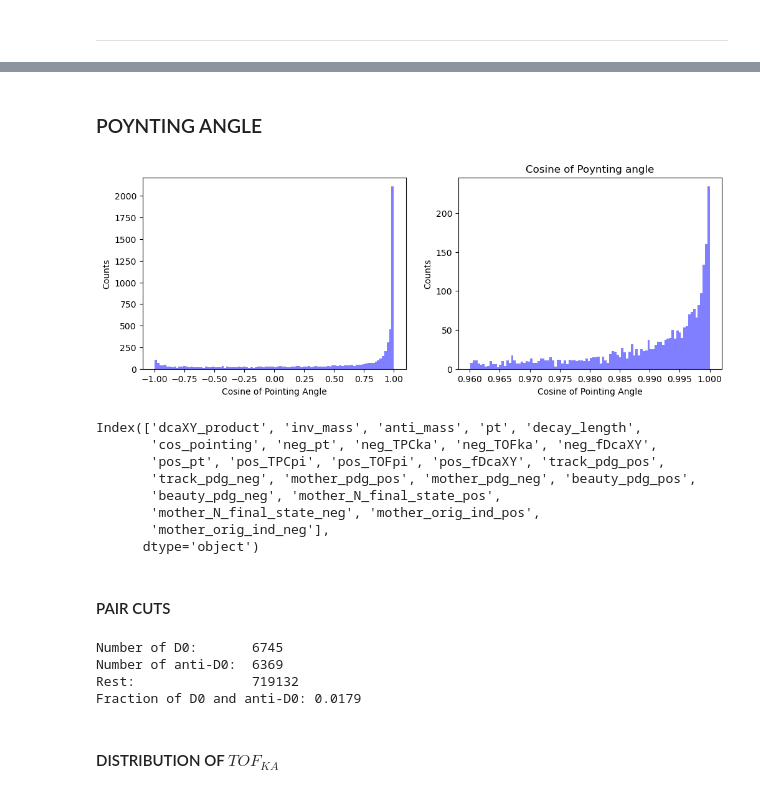
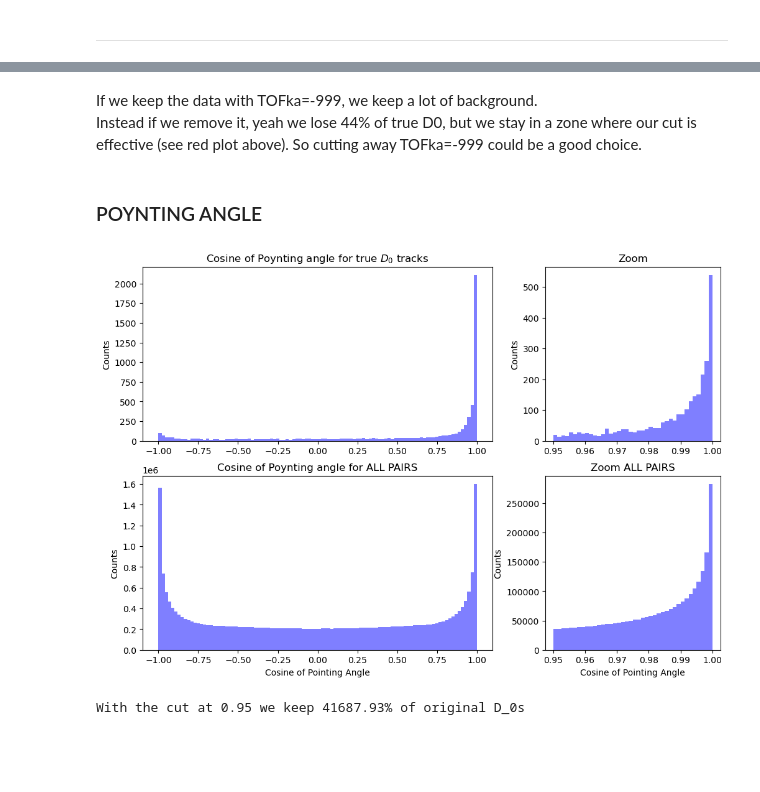
Before and after one commit to LeoPi314/LCPB_Project, a Jupyter notebook: MC_cut_analysis.ipynb, the cells around one changed output, grey strips where cells are left out. Drawn from its saved outputs; the diff is of its cells as text; code cells hidden in the pictures; blank space fills up the shorter version.

```diff
--- a/MC_cut_analysis.ipynb
+++ b/MC_cut_analysis.ipynb
@@ -346,46 +435,56 @@ del data
+# %% [markdown]
+If we keep the data with TOFka=-999, we keep a lot of background.
+Instead if we remove it, yeah we lose 44% of true D0, but we stay in a zone where our cut is effective (see red plot above). So cutting away TOFka=-999 could be a good choice.
 # %% [markdown]
 ### POYNTING ANGLE
 # %%
 N_BINS = 100
 
 # Layout con due colonne
 zones = [
-    ["total", "zoom"],
+    ["total_D0", "zoom_D0"],
+    ["total_all", "zoom_all"],
 ]
 
 # Creazione della figura usando subplot_mosaic
 fig, axes = plt.subplot_mosaic(
     zones,
-    figsize=(12, 4)
+    figsize=(12, 8),
+    gridspec_kw={"width_ratios": [2, 1]}
 )
 
-# --- Plot cosine of poynting angle ---
+# --- Plot cosine of poynting angle FOR TRUE D0 ---
 data = final_results.loc[mask_true_d0, 'cos_pointing'].values
-axes["total"].hist( data, bins=N_BINS, color="blue", alpha=0.5, label=f"D^0")
-axes["total"].set_ylabel("Counts")
-axes["total"].set_xlabel("Cosine of Pointing Angle")
+axes["total_D0"].hist( data, bins=N_BINS, color="blue", alpha=0.5, label=f"D^0")
+axes["total_D0"].set_ylabel("Counts")
+axes["total_D0"].set_title("Cosine of Poynting angle for true $D_0$ tracks")
 
-# --- Zoom ---
-data = data[ data > 0.96 ]
-axes["zoom"].hist( data, bins=N_BINS, color="blue", alpha=0.5, label=f"D^0")
-axes["zoom"].set_ylabel("Counts")
-axes["zoom"].set_xlabel("Cosine of Pointing Angle")
+# --- Zoom FOR TRUE D0 ---
+cut = 0.95
+data = data[ data > cut ]
+axes["zoom_D0"].hist( data, bins=40, color="blue", alpha=0.5, label=f"D^0")
+axes["zoom_D0"].set_ylabel("Counts")
+axes["zoom_D0"].set_title("Zoom")
 
-plt.title("Cosine of Poynting angle")
+# --- Plot cosine of poynting angle FOR ALL PAIRS ---
+data = final_results['cos_pointing'].values
+axes["total_all"].hist( data, bins=N_BINS, color="blue", alpha=0.5, label=f"D^0")
+axes["total_all"].set_ylabel("Counts")
+axes["total_all"].set_xlabel("Cosine of Pointing Angle")
+axes["total_all"].set_title("Cosine of Poynting angle for ALL PAIRS")
+
+# --- Zoom FOR ALL PAIRS ---
+cut = 0.95
+data = data[ data > cut ]
+axes["zoom_all"].hist( data, bins=40, color="blue", alpha=0.5, label=f"D^0")
+axes["zoom_all"].set_ylabel("Counts")
+axes["zoom_all"].set_xlabel("Cosine of Pointing Angle")
+axes["zoom_all"].set_title("Zoom ALL PAIRS")
+
 plt.show()
+
+print(f"With the cut at {cut} we keep {len(data)/d0_tot*100:.2f}% of original D_0s")
+del data
 # %% [output]
-[figure, old version]
+[figure, new version]
+With the cut at 0.95 we keep 41687.93% of original D_0s
-# %%
-# debug:
-print(final_results.columns)
-# %% [output]
-Index(['dcaXY_product', 'inv_mass', 'anti_mass', 'pt', 'decay_length',
-       'cos_pointing', 'neg_pt', 'neg_TPCka', 'neg_TOFka', 'neg_fDcaXY',
-       'pos_pt', 'pos_TPCpi', 'pos_TOFpi', 'pos_fDcaXY', 'track_pdg_pos',
-       'track_pdg_neg', 'mother_pdg_pos', 'mother_pdg_neg', 'beauty_pdg_pos',
-       'beauty_pdg_neg', 'mother_N_final_state_pos',
-       'mother_N_final_state_neg', 'mother_orig_ind_pos',
-       'mother_orig_ind_neg'],
-      dtype='object')
-# %% [markdown]
-#### PAIR CUTS
@@ -394,14 +490,0 @@ final_results = final_results[ final_results["cos_pointing"]>0.95 ]
-# %%
-d0_tot = np.sum( final_results["mother_pdg_pos"]==421 )
-anti_d0_tot = np.sum( final_results["mother_pdg_pos"]==-421 )
-print("Number of D0:      ", d0_tot )
-print("Number of anti-D0: ", anti_d0_tot )
-print("Rest:              ", len(final_results)-d0_tot-anti_d0_tot )
-print(f"Fraction of D0 and anti-D0: {(d0_tot+anti_d0_tot)/len(final_results):.4f}"  )
-# %% [output]
-Number of D0:       6745
-Number of anti-D0:  6369
-Rest:               719132
-Fraction of D0 and anti-D0: 0.0179
-# %% [markdown]
-#### DISTRIBUTION OF $TOF_{KA}$
```
Also changed, not shown: parts of 46 cells of this notebook.
